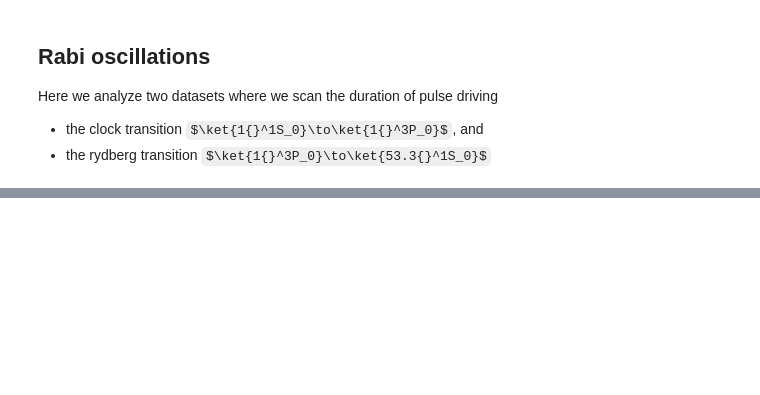
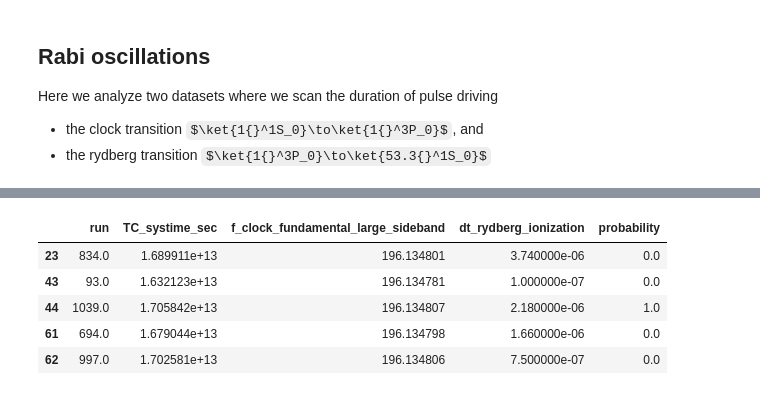
Before and after one commit to rydyb/pydatatom, a Jupyter notebook: notebooks/3 Measurement.ipynb, the cells around one changed output, grey strips where cells are left out. Drawn from its saved outputs; the diff is of its cells as text; code cells hidden in the pictures; some formulas as TeX source; blank space fills up the shorter version.

```diff
--- a/notebooks/3 Measurement.ipynb
+++ b/notebooks/3 Measurement.ipynb
@@ -183,3 +193,10 @@ plt.show()
 # %%
-rabryd_df = dataframe_from(raw_dataset_rabryd, prob_pipeline_rab)
+rabryd_df = prob_pipeline_rab.dataframe(raw_dataset_rabryd)
 rabryd_df.head()
+# %% [output]
+|  | run | TC_systime_sec | f_clock_fundamental_large_sideband | dt_rydberg_ionization | probability |
+| 23 | 834.0 | 1.689911e+13 | 196.134801 | 3.740000e-06 | 0.0 |
+| 43 | 93.0 | 1.632123e+13 | 196.134781 | 1.000000e-07 | 0.0 |
+| 44 | 1039.0 | 1.705842e+13 | 196.134807 | 2.180000e-06 | 1.0 |
+| 61 | 694.0 | 1.679044e+13 | 196.134798 | 1.660000e-06 | 0.0 |
+| 62 | 997.0 | 1.702581e+13 | 196.134806 | 7.500000e-07 | 0.0 |
```
Also changed, not shown: parts of 12 cells of this notebook, 3 other files.
